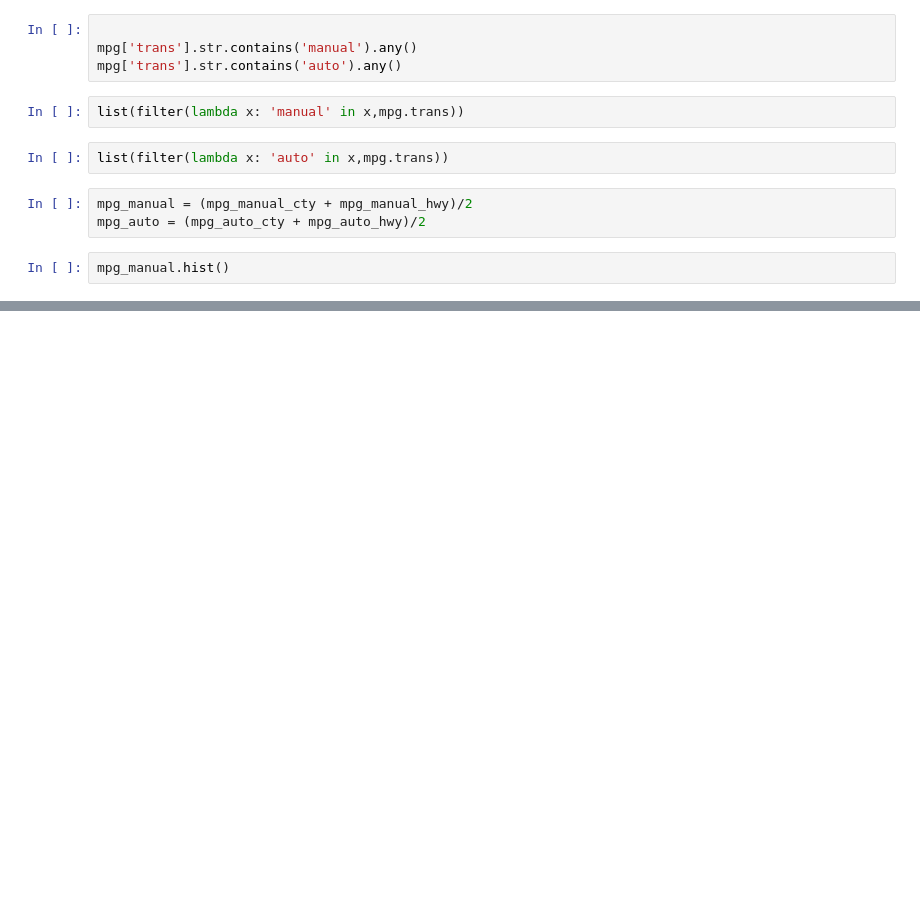
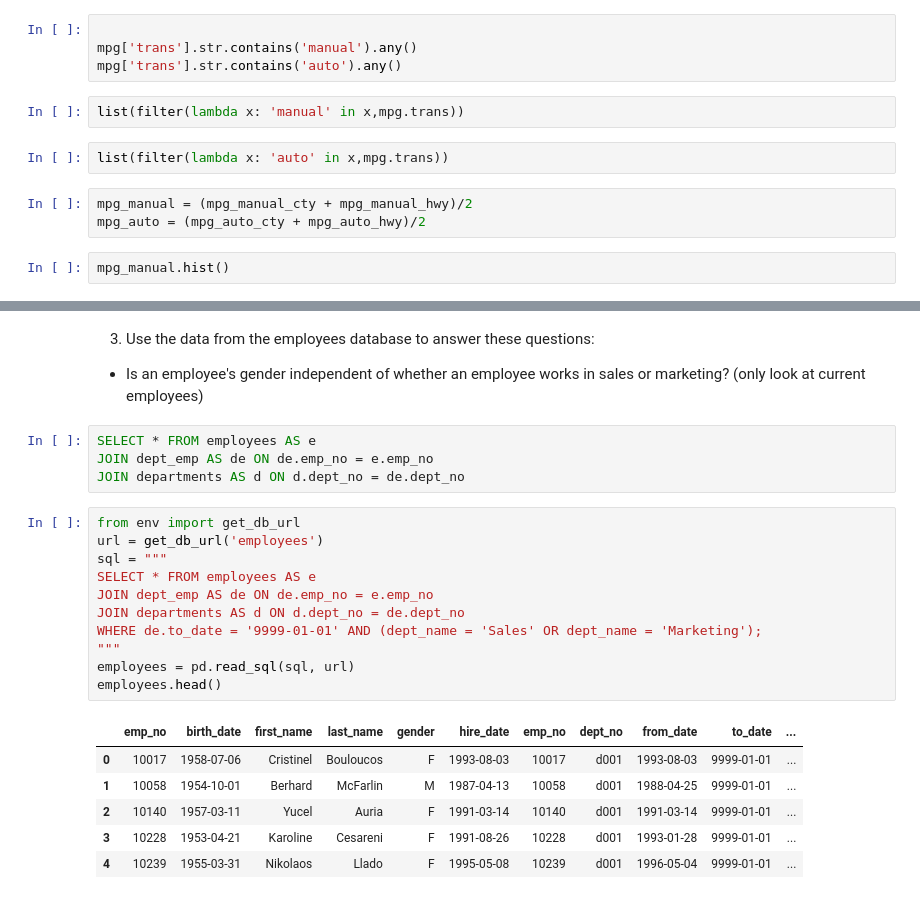
Before and after one commit to Jason-R-Turner/statistics-exercises, a Jupyter notebook: hypothesis_testing.ipynb, the cells around one changed output, grey strips where cells are left out. Drawn from its saved outputs; the diff is of its cells as text; blank space fills up the shorter version.

```diff
--- a/hypothesis_testing.ipynb
+++ b/hypothesis_testing.ipynb
@@ -330,0 +609,25 @@ mpg_manual.hist()
+# %% [markdown]
+3. Use the data from the employees database to answer these questions:
+- Is an employee's gender independent of whether an employee works in sales or marketing? (only look at current employees)
+# %%
+SELECT * FROM employees AS e
+JOIN dept_emp AS de ON de.emp_no = e.emp_no
+JOIN departments AS d ON d.dept_no = de.dept_no
+# %%
+from env import get_db_url
+url = get_db_url('employees')
+sql = """
+SELECT * FROM employees AS e
+JOIN dept_emp AS de ON de.emp_no = e.emp_no
+JOIN departments AS d ON d.dept_no = de.dept_no
+WHERE de.to_date = '9999-01-01' AND (dept_name = 'Sales' OR dept_name = 'Marketing');
+"""
+employees = pd.read_sql(sql, url)
+employees.head()
+# %% [output]
+|  | emp_no | birth_date | first_name | last_name | gender | hire_date | emp_no | dept_no | from_date | to_date | ... |
+| 0 | 10017 | 1958-07-06 | Cristinel | Bouloucos | F | 1993-08-03 | 10017 | d001 | 1993-08-03 | 9999-01-01 | ... |
+| 1 | 10058 | 1954-10-01 | Berhard | McFarlin | M | 1987-04-13 | 10058 | d001 | 1988-04-25 | 9999-01-01 | ... |
+| 2 | 10140 | 1957-03-11 | Yucel | Auria | F | 1991-03-14 | 10140 | d001 | 1991-03-14 | 9999-01-01 | ... |
+| 3 | 10228 | 1953-04-21 | Karoline | Cesareni | F | 1991-08-26 | 10228 | d001 | 1993-01-28 | 9999-01-01 | ... |
+| 4 | 10239 | 1955-03-31 | Nikolaos | Llado | F | 1995-05-08 | 10239 | d001 | 1996-05-04 | 9999-01-01 | ... |
```
Also changed, not shown: parts of 50 cells of this notebook, 3 other files.
